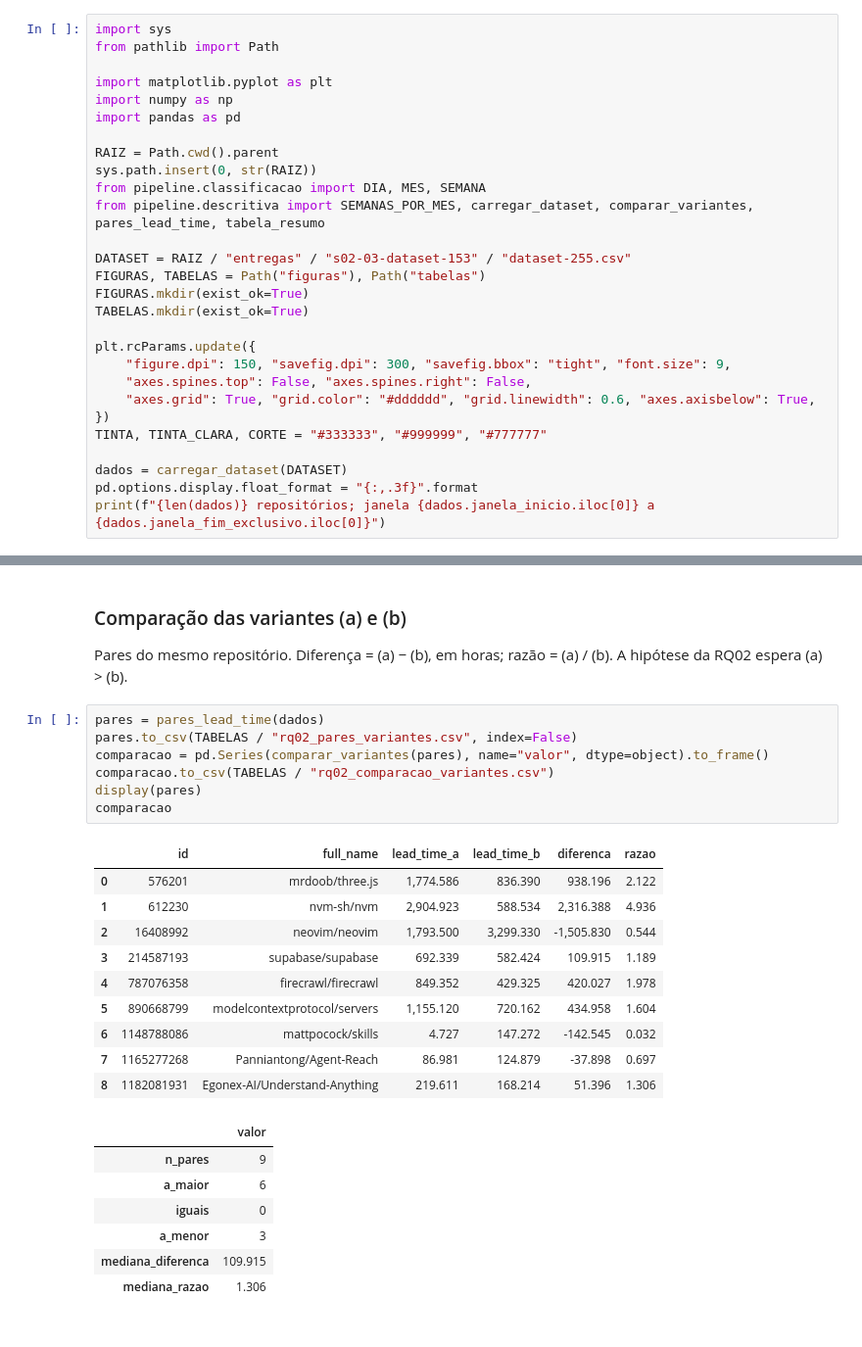
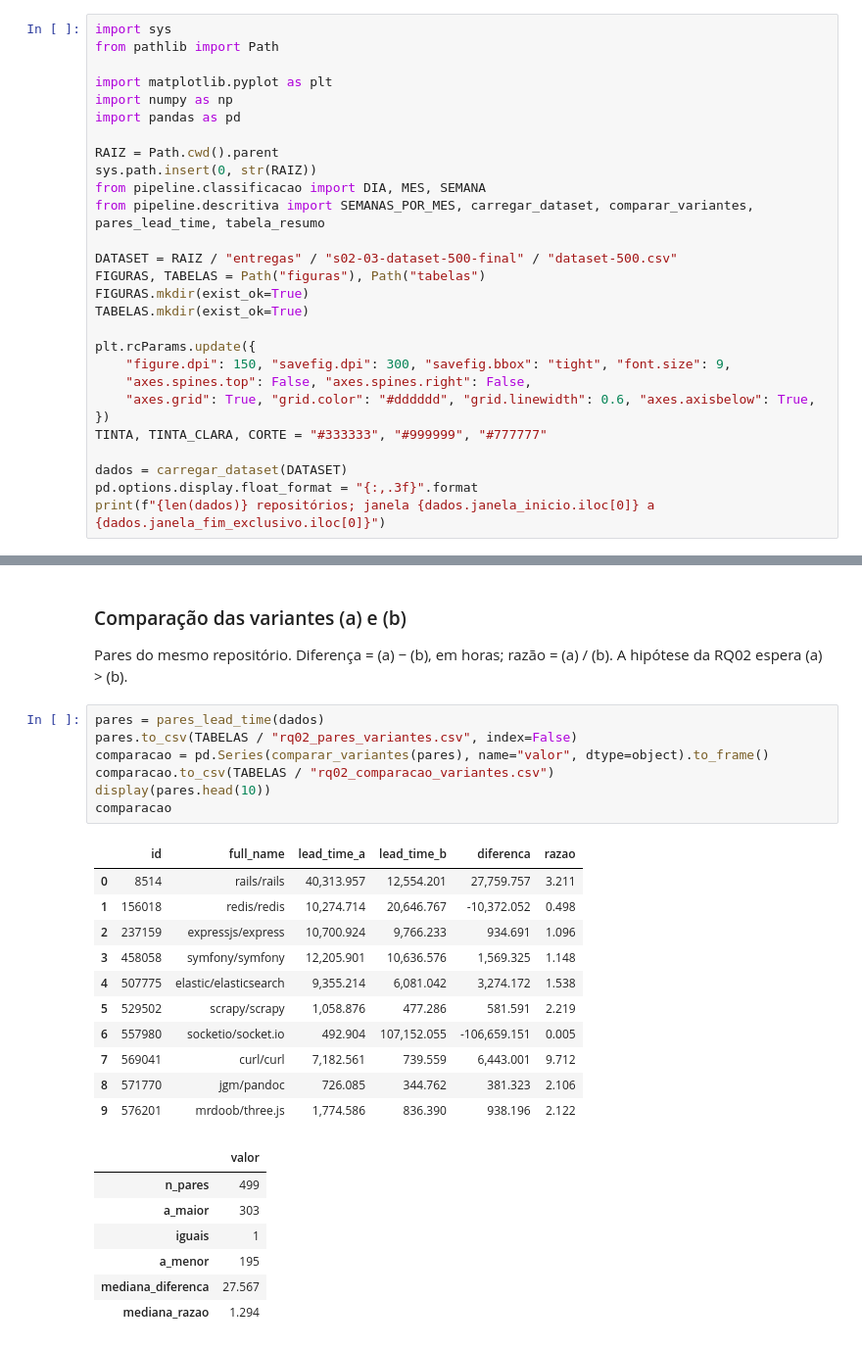
Before and after one commit to Victorgabrielcruz/lab-medicao-e-experimentacao-de-software, a Jupyter notebook: Lab03/analise/s03-01-rq01-rq02.ipynb, the cells around one changed output, grey strips where cells are left out. Shown at 98% size. Cells and saved outputs as stored; diff of their text form.

```diff
--- a/Lab03/analise/s03-01-rq01-rq02.ipynb
+++ b/Lab03/analise/s03-01-rq01-rq02.ipynb
@@ -20,7 +20,7 @@ sys.path.insert(0, str(RAIZ))
 from pipeline.classificacao import DIA, MES, SEMANA
 from pipeline.descritiva import SEMANAS_POR_MES, carregar_dataset, comparar_variantes, pares_lead_time, tabela_resumo
 
-DATASET = RAIZ / "entregas" / "s02-03-dataset-153" / "dataset-255.csv"
+DATASET = RAIZ / "entregas" / "s02-03-dataset-500-final" / "dataset-500.csv"
 FIGURAS, TABELAS = Path("figuras"), Path("tabelas")
 FIGURAS.mkdir(exist_ok=True)
 TABELAS.mkdir(exist_ok=True)
@@ -125,26 +125,27 @@ Pares do mesmo repositório. Diferença = (a) − (b), em horas; razão = (a) /
 # %%
 pares = pares_lead_time(dados)
 pares.to_csv(TABELAS / "rq02_pares_variantes.csv", index=False)
 comparacao = pd.Series(comparar_variantes(pares), name="valor", dtype=object).to_frame()
 comparacao.to_csv(TABELAS / "rq02_comparacao_variantes.csv")
-display(pares)
+display(pares.head(10))
 comparacao
 # %% [output]
 |  | id | full_name | lead_time_a | lead_time_b | diferenca | razao |
-| 0 | 576201 | mrdoob/three.js | 1,774.586 | 836.390 | 938.196 | 2.122 |
-| 1 | 612230 | nvm-sh/nvm | 2,904.923 | 588.534 | 2,316.388 | 4.936 |
-| 2 | 16408992 | neovim/neovim | 1,793.500 | 3,299.330 | -1,505.830 | 0.544 |
-| 3 | 214587193 | supabase/supabase | 692.339 | 582.424 | 109.915 | 1.189 |
-| 4 | 787076358 | firecrawl/firecrawl | 849.352 | 429.325 | 420.027 | 1.978 |
-| 5 | 890668799 | modelcontextprotocol/servers | 1,155.120 | 720.162 | 434.958 | 1.604 |
-| 6 | 1148788086 | mattpocock/skills | 4.727 | 147.272 | -142.545 | 0.032 |
-| 7 | 1165277268 | Panniantong/Agent-Reach | 86.981 | 124.879 | -37.898 | 0.697 |
-| 8 | 1182081931 | Egonex-AI/Understand-Anything | 219.611 | 168.214 | 51.396 | 1.306 |
+| 0 | 8514 | rails/rails | 40,313.957 | 12,554.201 | 27,759.757 | 3.211 |
+| 1 | 156018 | redis/redis | 10,274.714 | 20,646.767 | -10,372.052 | 0.498 |
+| 2 | 237159 | expressjs/express | 10,700.924 | 9,766.233 | 934.691 | 1.096 |
+| 3 | 458058 | symfony/symfony | 12,205.901 | 10,636.576 | 1,569.325 | 1.148 |
+| 4 | 507775 | elastic/elasticsearch | 9,355.214 | 6,081.042 | 3,274.172 | 1.538 |
+| 5 | 529502 | scrapy/scrapy | 1,058.876 | 477.286 | 581.591 | 2.219 |
+| 6 | 557980 | socketio/socket.io | 492.904 | 107,152.055 | -106,659.151 | 0.005 |
+| 7 | 569041 | curl/curl | 7,182.561 | 739.559 | 6,443.001 | 9.712 |
+| 8 | 571770 | jgm/pandoc | 726.085 | 344.762 | 381.323 | 2.106 |
+| 9 | 576201 | mrdoob/three.js | 1,774.586 | 836.390 | 938.196 | 2.122 |
 |  | valor |
-| n_pares | 9 |
-| a_maior | 6 |
-| iguais | 0 |
-| a_menor | 3 |
-| mediana_diferenca | 109.915 |
-| mediana_razao | 1.306 |
+| n_pares | 499 |
+| a_maior | 303 |
+| iguais | 1 |
+| a_menor | 195 |
+| mediana_diferenca | 27.567 |
+| mediana_razao | 1.294 |
 # %%
```
Also changed, not shown: parts of 10 cells of this notebook, 9 other files.
